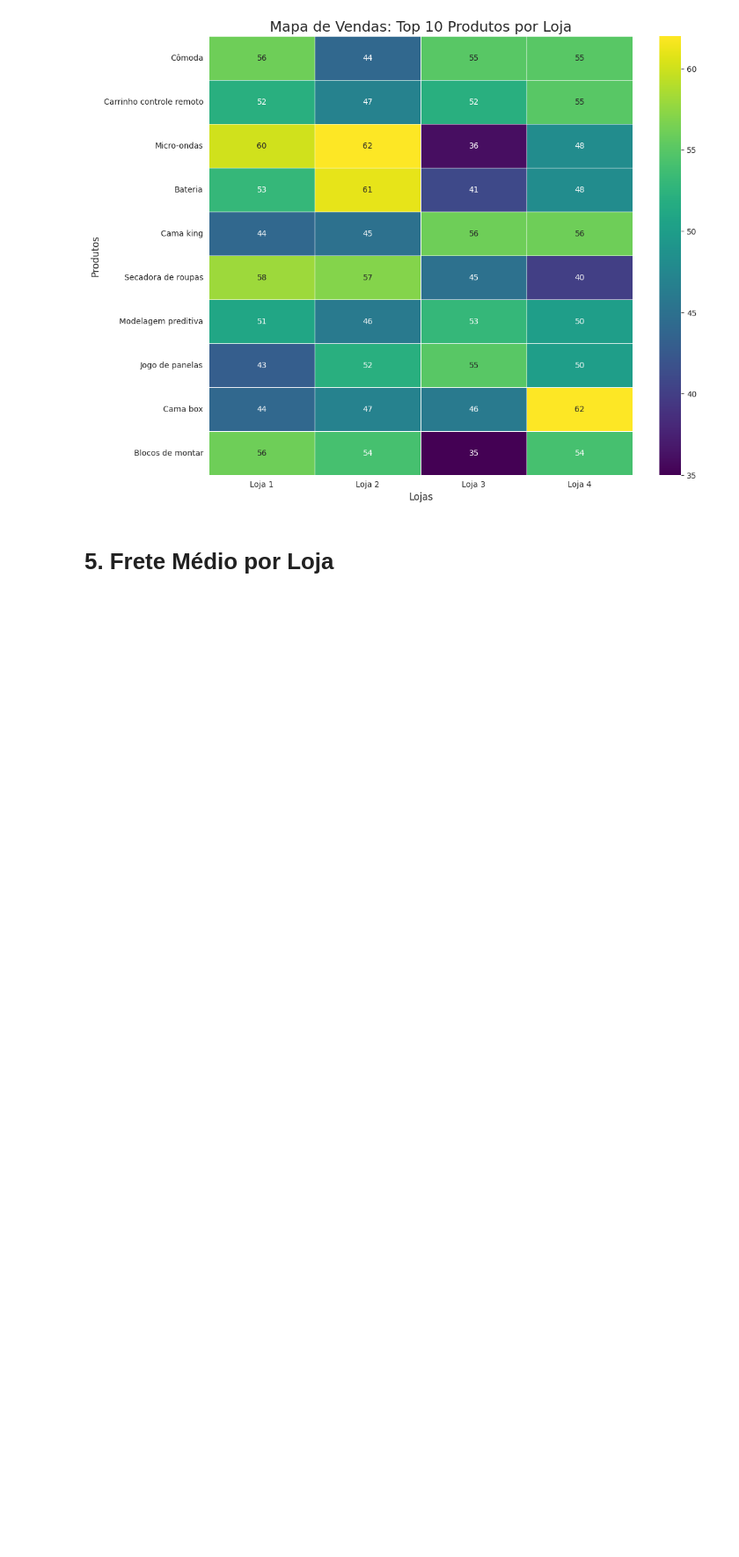
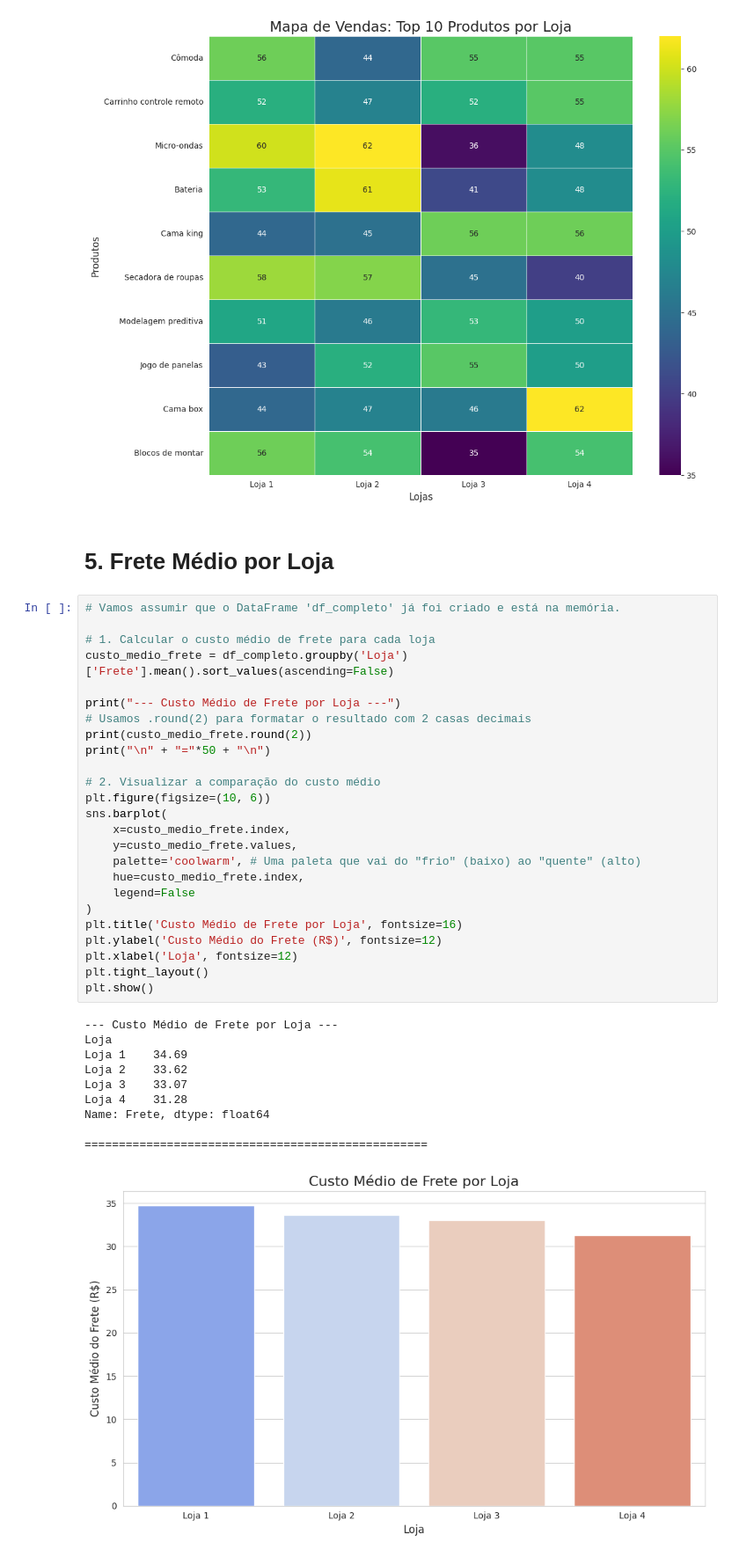
Before and after one commit to jhonatanwsds/ChallengerBigData, a Jupyter notebook: AluraStoreBr.ipynb, the cells around one changed output. Shown at 88% size. Drawn from its saved outputs; the diff is of its cells as text; blank space fills up the shorter version.

```diff
--- a/AluraStoreBr.ipynb
+++ b/AluraStoreBr.ipynb
@@ -272,3 +272,39 @@ Amostra do DataFrame unificado:
 [figure]
 # %% [markdown]
 # 5. Frete Médio por Loja
+# %%
+# Vamos assumir que o DataFrame 'df_completo' já foi criado e está na memória.
+
+# 1. Calcular o custo médio de frete para cada loja
+custo_medio_frete = df_completo.groupby('Loja')['Frete'].mean().sort_values(ascending=False)
+
+print("--- Custo Médio de Frete por Loja ---")
+# Usamos .round(2) para formatar o resultado com 2 casas decimais
+print(custo_medio_frete.round(2))
+print("\n" + "="*50 + "\n")
+
+# 2. Visualizar a comparação do custo médio
+plt.figure(figsize=(10, 6))
+sns.barplot(
+    x=custo_medio_frete.index,
+    y=custo_medio_frete.values,
+    palette='coolwarm', # Uma paleta que vai do "frio" (baixo) ao "quente" (alto)
+    hue=custo_medio_frete.index,
+    legend=False
+)
+plt.title('Custo Médio de Frete por Loja', fontsize=16)
+plt.ylabel('Custo Médio do Frete (R$)', fontsize=12)
+plt.xlabel('Loja', fontsize=12)
+plt.tight_layout()
+plt.show()
+# %% [output]
+--- Custo Médio de Frete por Loja ---
+Loja
+Loja 1    34.69
+Loja 2    33.62
+Loja 3    33.07
+Loja 4    31.28
+Name: Frete, dtype: float64
+
+==================================================
+[figure, added]
```
